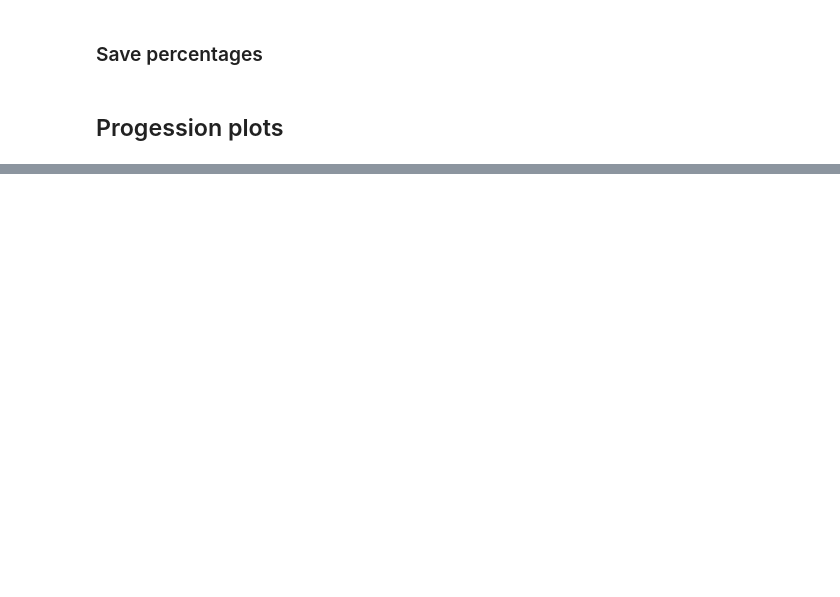
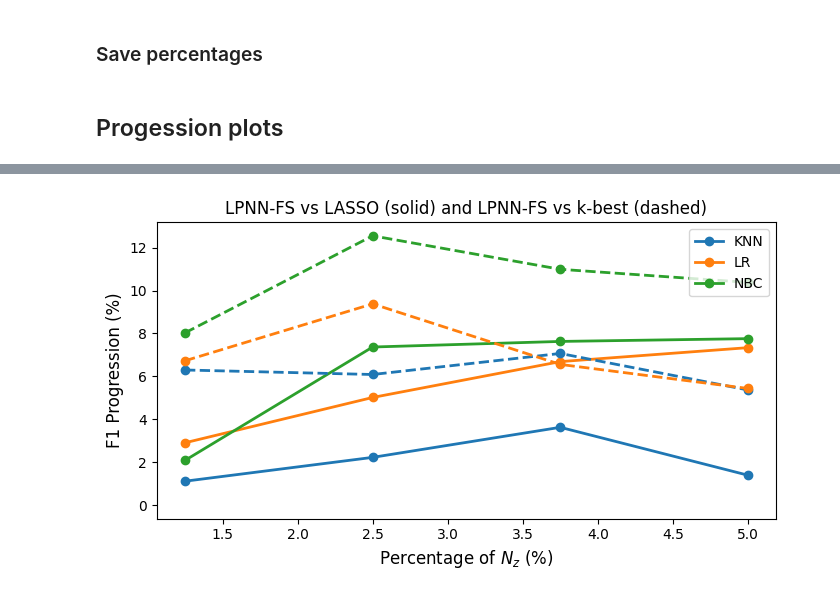
Before and after one commit to JeremCab/Pk-LPNN, a Jupyter notebook: notebooks/Synthetic_results_and_plot.ipynb, the cells around one changed output, grey strips where cells are left out. Saved outputs shown, nothing was run; the diff lists cells and outputs as text; code cells hidden in the pictures; blank space fills up the shorter version.

```diff
--- a/notebooks/Synthetic_results_and_plot.ipynb
+++ b/notebooks/Synthetic_results_and_plot.ipynb
@@ -540,0 +604,10 @@ plot_progressions(
+# %%
+# Graphiques pour k-best/k-bestmi/lasso
+plot_progressions(
+    nz_percentages,
+    [lasso_f1_progression, kbest_f1_progression],
+    p=p_values[0], metrics="F1",
+    save=True
+)
+# %% [output]
+[figure, added]
```
Also changed, not shown: parts of 10 cells of this notebook.
